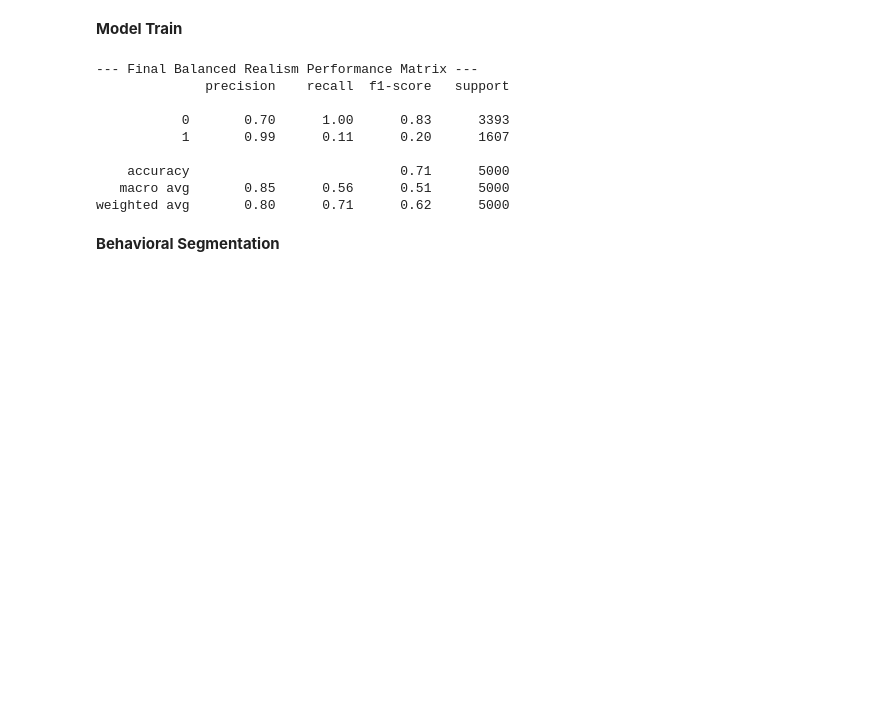
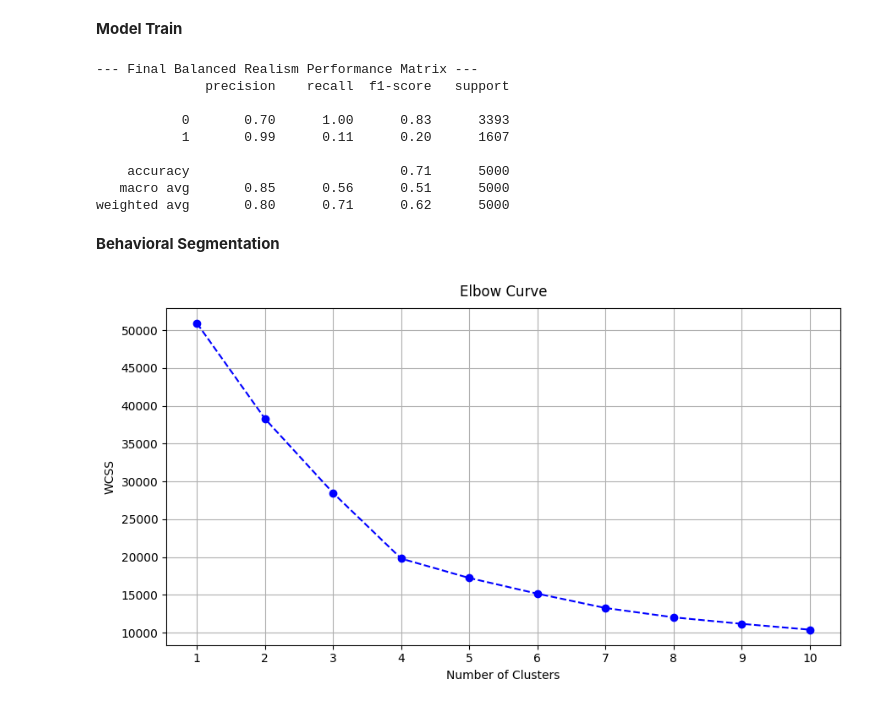
Before and after one commit to Tanishq-Kochar/API-Developer-Churn-Analysis, a Jupyter notebook: API_Developer_Churn.ipynb, the cells around one changed output. Saved outputs shown, nothing was run; the diff lists cells and outputs as text; code cells hidden in the pictures; blank space fills up the shorter version.

```diff
--- a/API_Developer_Churn.ipynb
+++ b/API_Developer_Churn.ipynb
@@ -190,4 +190,32 @@ weighted avg       0.80      0.71      0.62      5000
 # %%
 from sklearn.cluster import KMeans
 from sklearn.preprocessing import StandardScaler
+# %%
+# 1. Prepare and scale the healthy profile data
+df_healthy_elbow = df_raw[df_raw['churn_target'] == 0].copy()
+df_healthy_elbow['avg_latency_ms'] = df_healthy_elbow['avg_latency_ms'].replace(" ", np.nan).astype(float).fillna(120.0)
+
+cluster_features = ['avg_latency_ms', 'consecutive_429_errors', 'consecutive_500_errors']
+scaler = StandardScaler()
+scaled_matrix_elbow = scaler.fit_transform(df_healthy_elbow[cluster_features])
+
+# 2. Calculate Within-Cluster Sum of Squares (WCSS) for K values 1 to 10
+wcss = []
+for i in range(1, 11):
+    km_test = KMeans(n_clusters=i, init='k-means++', random_state=42, n_init=10)
+    km_test.fit(scaled_matrix_elbow)
+    wcss.append(km_test.inertia_)
+
+# 3. Plot the Elbow Curve matching your exact visual style
+plt.figure(figsize=(9, 5))
+plt.plot(range(1, 11), wcss, marker='o', linestyle='--', color='blue', markersize=6)
+plt.title('Elbow Curve', fontsize=12, pad=10)
+plt.xlabel('Number of Clusters')
+plt.ylabel('WCSS')
+plt.xticks(range(1, 11))
+plt.grid(True)
+plt.tight_layout()
+plt.show()
+# %% [output]
+[figure, added]
 # %%
```
Also changed, not shown: parts of 3 cells of this notebook.
